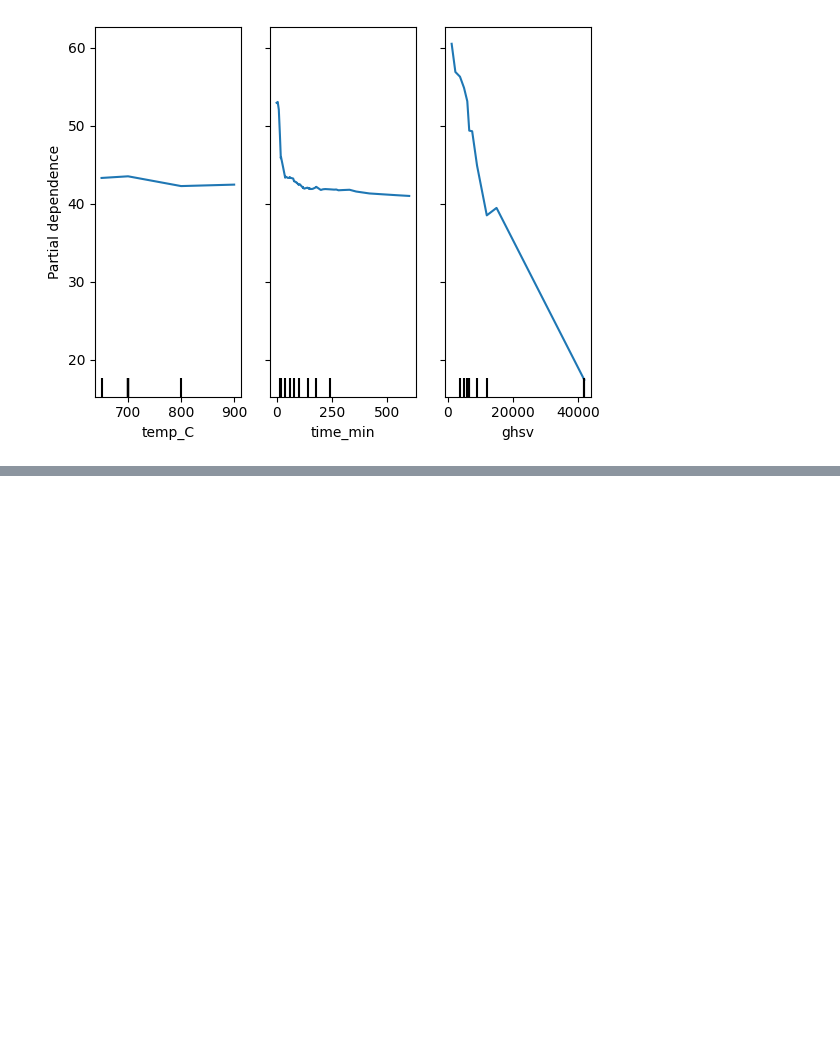
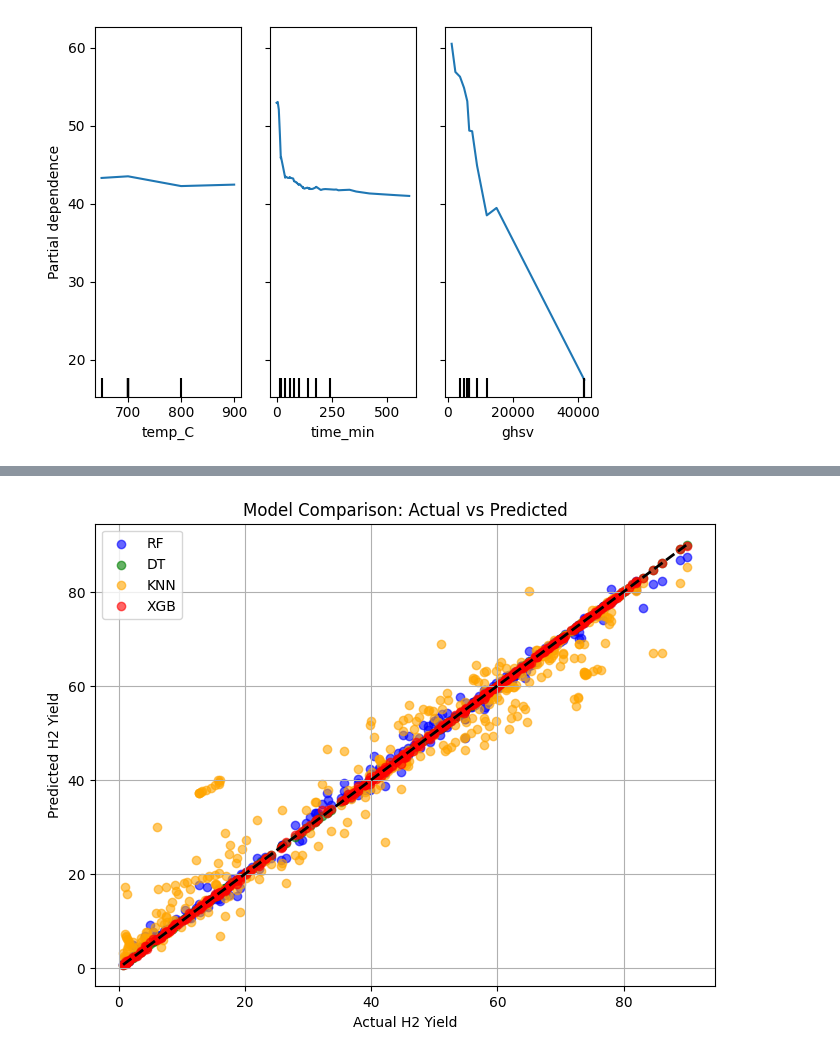
Before and after one commit to propulse-7969/UGP-ML-x-Catalysis, a Jupyter notebook: notebooks/EDA_CDM_H2_Yield.ipynb, the cells around one changed output, grey strips where cells are left out. Cells and saved outputs as stored; diff of their text form; code cells hidden in the pictures; blank space fills up the shorter version.

```diff
--- a/notebooks/EDA_CDM_H2_Yield.ipynb
+++ b/notebooks/EDA_CDM_H2_Yield.ipynb
@@ -182,0 +190,41 @@ plt.show()
+# %%
+import matplotlib.pyplot as plt
+import numpy as np
+
+models = {
+    "RF": RandomForestRegressor(),
+    "DT": DecisionTreeRegressor(),
+    "KNN": KNeighborsRegressor(),
+    "XGB": XGBRegressor()
+}
+
+predictions = {}
+
+for name, model in models.items():
+    model.fit(X, y)
+    y_pred = model.predict(X)
+    predictions[name] = y_pred
+# %%
+plt.figure(figsize=(8,6))
+
+colors = {
+    "RF": "blue",
+    "DT": "green",
+    "KNN": "orange",
+    "XGB": "red"
+}
+
+for name, y_pred in predictions.items():
+    plt.scatter(y, y_pred, label=name, alpha=0.6, color=colors[name])
+
+plt.plot([y.min(), y.max()], [y.min(), y.max()], 'k--', lw=2)
+
+plt.xlabel("Actual H2 Yield")
+plt.ylabel("Predicted H2 Yield")
+plt.title("Model Comparison: Actual vs Predicted")
+plt.legend()
+plt.grid(True)
+
+plt.show()
+# %% [output]
+[figure, added]
```
Also changed, not shown: parts of 9 cells of this notebook, 5 other files.
